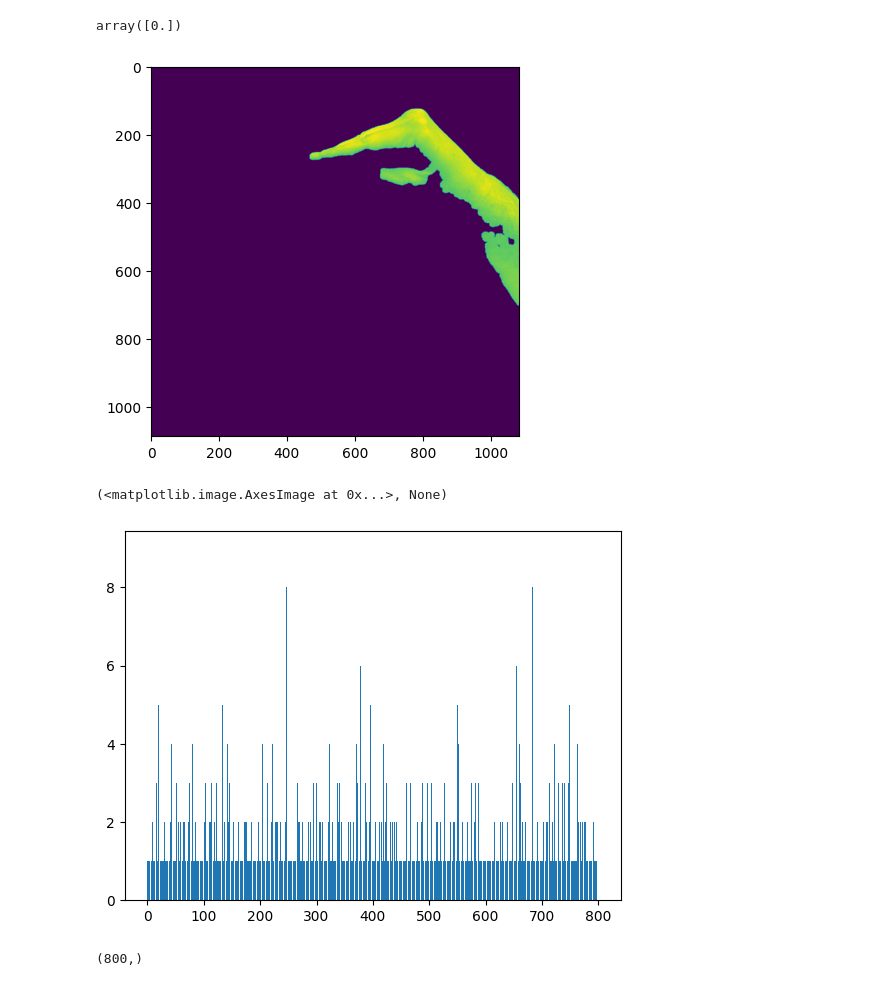
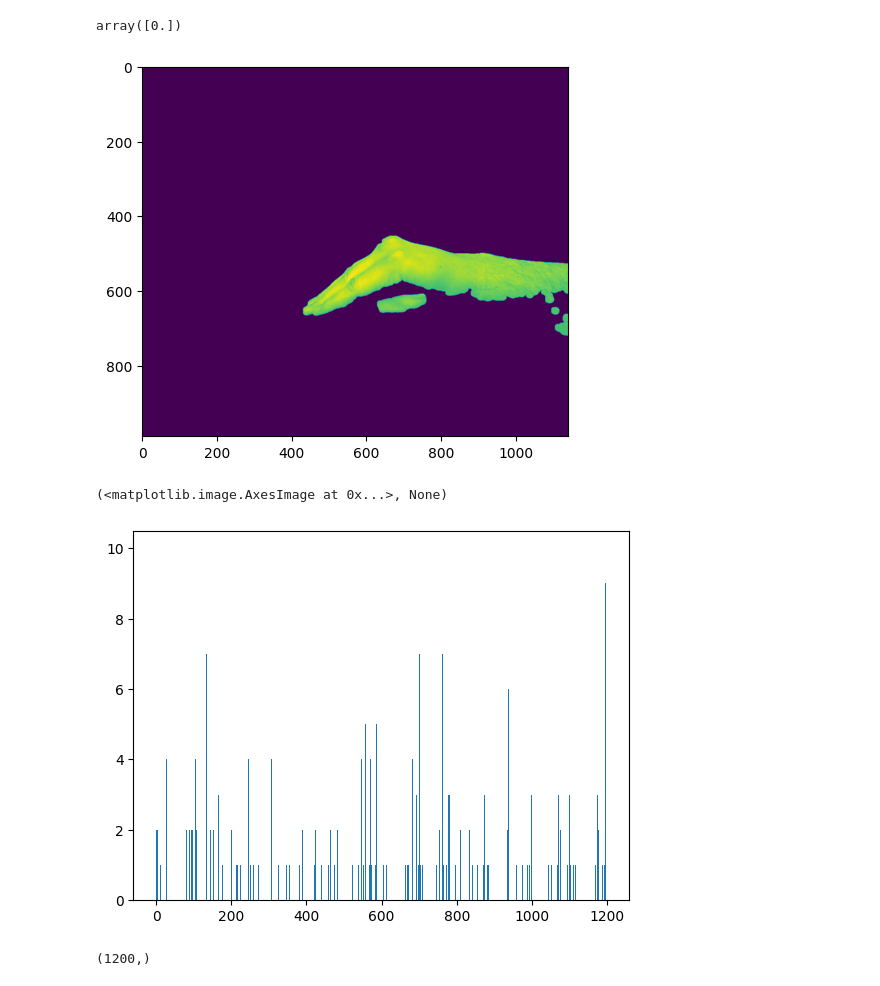
Before and after one commit to eirivarn/ComputerVisionInverseKinematics, a Jupyter notebook: GestureRecognition.ipynb, the cells around one changed output. Drawn from its saved outputs; the diff is of its cells as text; code cells hidden in the pictures.

```diff
--- a/GestureRecognition.ipynb
+++ b/GestureRecognition.ipynb
@@ -254,18 +310,18 @@ array([0.])
 # %%
 # loading image, imagine this coming from webcam
 import cv2
 import matplotlib.pyplot as plt
 
-I_test = cv2.imread("./data/raw/img/lukka3.png", cv.IMREAD_GRAYSCALE)
+I_test = cv2.imread("./data/raw/img/lukka2.png", cv.IMREAD_GRAYSCALE)
 lower = np.array([160])
 upper = np.array([255])
 thresh = cv.inRange(I_test, lower, upper)
 kernel = cv.getStructuringElement(cv.MORPH_ELLIPSE, (20,20))
 morph = cv.morphologyEx(thresh, cv.MORPH_OPEN, kernel)
 I_test = cv.bitwise_and(I_test, I_test, mask=morph)
 plt.imshow(I_test), plt.show()
 # %% [output]
-[figure, old version]
+[figure, new version]
 (<matplotlib.image.AxesImage at 0x...>, None)
 # %%
 kp = orb.detect(I_test)
@@ -273,7 +329,7 @@ kp, des = orb.compute(I_test, kp)
 # %%
 test_visual_words, distance = vq(des, codebook)
 # %%
-img_freq_vec = np.ones(n_clusters)
+img_freq_vec = np.zeros(n_clusters)
 
 for word in test_visual_words:
     img_freq_vec[word] += 1
@@ -282,8 +338,8 @@ plt.bar(list(range(n_clusters)), img_freq_vec)
 plt.show()
 img_freq_vec.shape
 # %% [output]
-[figure, old version]
+[figure, new version]
-(800,)
+(1200,)
 # %%
 pred = svc.predict(img_freq_vec.reshape(1, -1))
 
```
Also changed, not shown: parts of 19 cells of this notebook, 3 other files.
